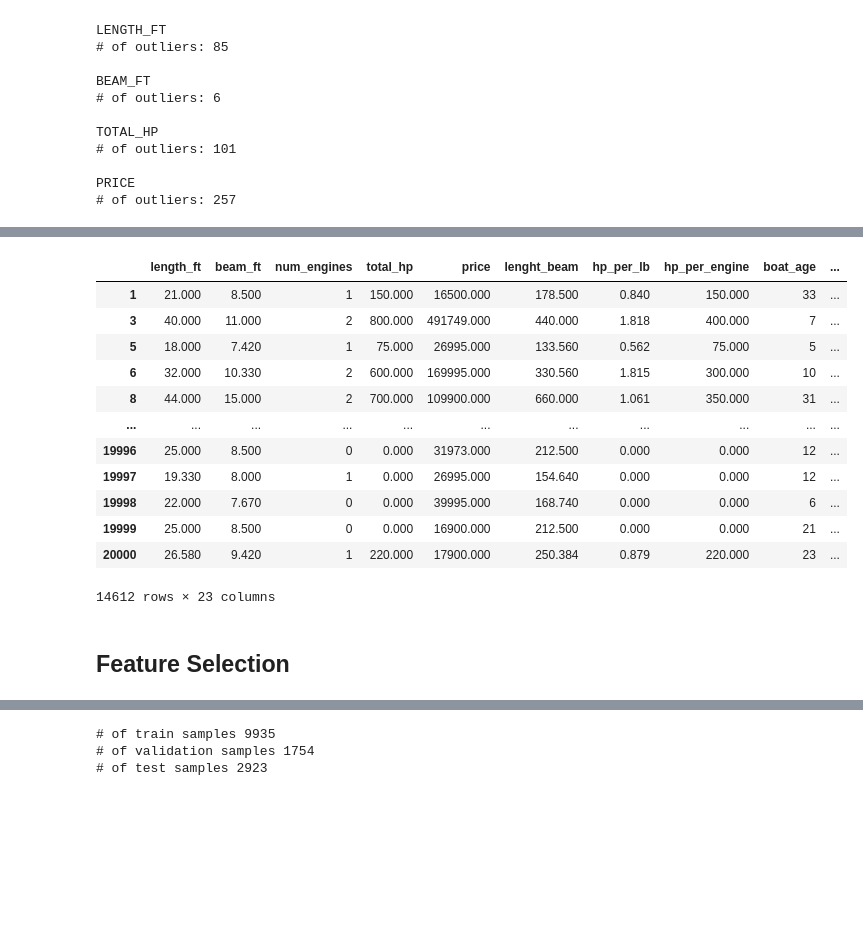
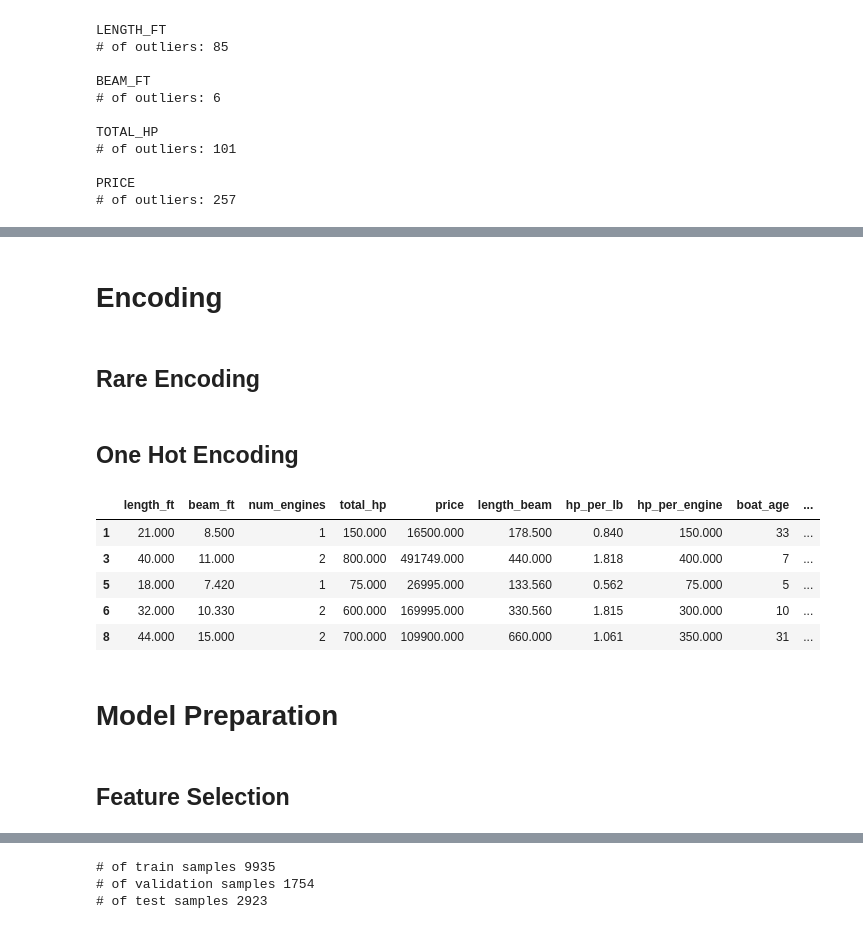
Before and after one commit to canemirhan/dockerized-boat-predictor, a Jupyter notebook: notebook.ipynb, the cells around one changed output, grey strips where cells are left out. Drawn from its saved outputs; the diff is of its cells as text; code cells hidden in the pictures; blank space fills up the shorter version.

```diff
--- a/notebook.ipynb
+++ b/notebook.ipynb
@@ -220,5 +253,11 @@ num_cols, cat_cols = eda.grab_cols(df,True)
+# %% [markdown]
+# Encoding
+# %% [markdown]
+## Rare Encoding
 # %%
 feat_eng.rare_encoding(df,"hull_material",0.2,"other")
 feat_eng.rare_encoding(df,"class",0.04,"other")
 feat_eng.rare_encoding(df,"type",0.5,"unpowered")
+# %% [markdown]
+## One Hot Encoding
 # %%
@@ -225,20 +265,14 @@ feat_eng.rare_encoding(df,"type",0.5,"unpowered")
 df = pd.get_dummies(df,columns=cat_cols,drop_first=True,dtype="int")
 # %%
-df
+# Final dataframe
+df.head()
 # %% [output]
-|  | length_ft | beam_ft | num_engines | total_hp | price | lenght_beam | hp_per_lb | hp_per_engine | boat_age | ... |
+|  | length_ft | beam_ft | num_engines | total_hp | price | length_beam | hp_per_lb | hp_per_engine | boat_age | ... |
 | 1 | 21.000 | 8.500 | 1 | 150.000 | 16500.000 | 178.500 | 0.840 | 150.000 | 33 | ... |
 | 3 | 40.000 | 11.000 | 2 | 800.000 | 491749.000 | 440.000 | 1.818 | 400.000 | 7 | ... |
 | 5 | 18.000 | 7.420 | 1 | 75.000 | 26995.000 | 133.560 | 0.562 | 75.000 | 5 | ... |
 | 6 | 32.000 | 10.330 | 2 | 600.000 | 169995.000 | 330.560 | 1.815 | 300.000 | 10 | ... |
 | 8 | 44.000 | 15.000 | 2 | 700.000 | 109900.000 | 660.000 | 1.061 | 350.000 | 31 | ... |
-| ... | ... | ... | ... | ... | ... | ... | ... | ... | ... | ... |
-| 19996 | 25.000 | 8.500 | 0 | 0.000 | 31973.000 | 212.500 | 0.000 | 0.000 | 12 | ... |
-| 19997 | 19.330 | 8.000 | 1 | 0.000 | 26995.000 | 154.640 | 0.000 | 0.000 | 12 | ... |
-| 19998 | 22.000 | 7.670 | 0 | 0.000 | 39995.000 | 168.740 | 0.000 | 0.000 | 6 | ... |
-| 19999 | 25.000 | 8.500 | 0 | 0.000 | 16900.000 | 212.500 | 0.000 | 0.000 | 21 | ... |
-| 20000 | 26.580 | 9.420 | 1 | 220.000 | 17900.000 | 250.384 | 0.879 | 220.000 | 23 | ... |
-14612 rows × 23 columns
-# %% [markdown]
-## Feature Selection
+# %% [markdown]
+# Model Preparation
 # %%
@@ -245,3 +280,5 @@ df
 X = df.drop("price",axis=1)
 Y = df["price"]
+# %% [markdown]
+## Feature Selection
 # %%
```
Also changed, not shown: parts of 63 cells of this notebook, 6 other files.
